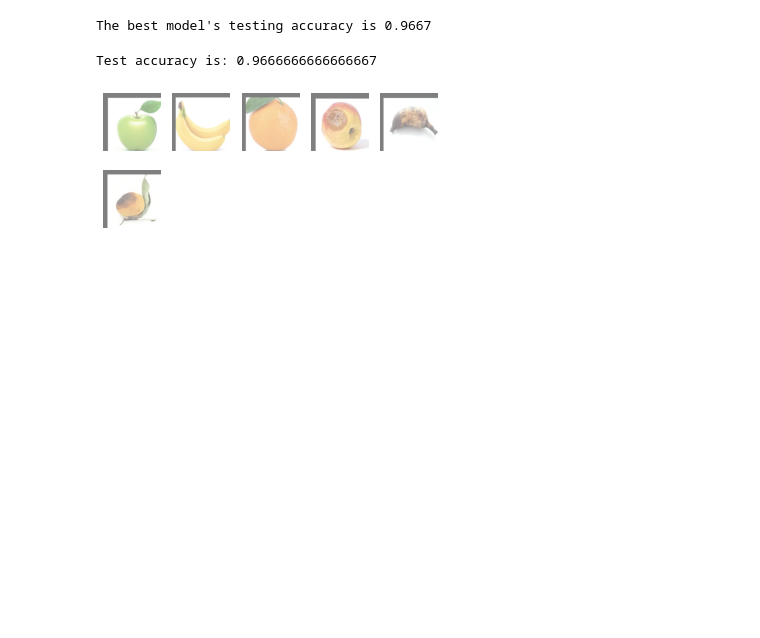
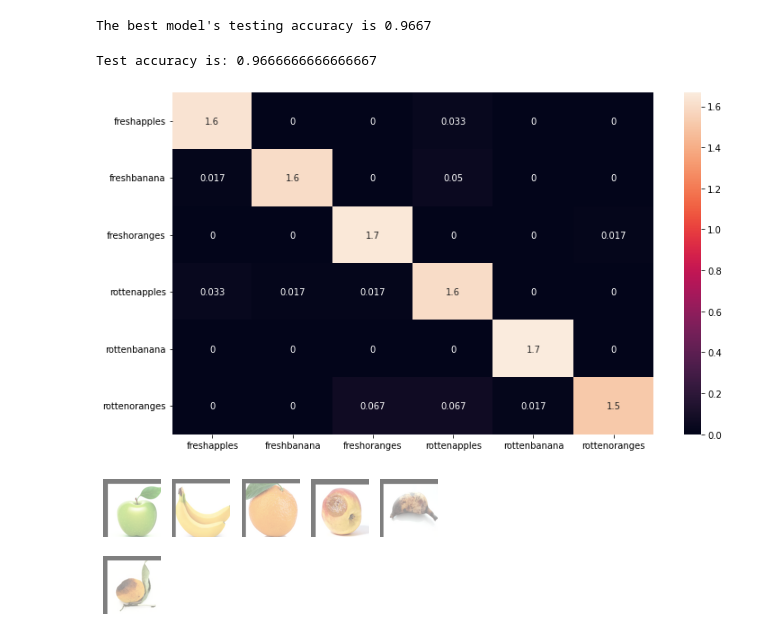
Before and after one commit to Joshua1030/APS360, a Jupyter notebook: Latest Model With Result.ipynb, the cells around one changed output. Cells and saved outputs as stored; diff of their text form; code cells hidden in the pictures; blank space fills up the shorter version.

Commit message:
generate confusion matrix

```diff
--- a/Latest Model With Result.ipynb
+++ b/Latest Model With Result.ipynb
@@ -295,6 +295,41 @@ test_accuracy = test(best_model, test_loader)
 print("Test accuracy is:", test_accuracy)
 # %% [output]
 Test accuracy is: 0.9666666666666667
+# %%
+testloader = torch.utils.data.DataLoader(testset, batch_size=16, num_workers=8, shuffle=False)
+# %%
+#build confusion matrix
+
+from sklearn.metrics import confusion_matrix
+import seaborn as sn
+import pandas as pd
+
+y_pred = []
+y_true = []
+
+# iterate over test data
+for inputs, labels in testloader:
+        inputs, labels = inputs.cuda(), labels.cuda()
+        output = fruit(inputs) # Feed Network
+
+        output = (torch.max(torch.exp(output), 1)[1]).data.cpu().numpy()
+        y_pred.extend(output) # Save Prediction
+
+        labels = labels.data.cpu().numpy()
+        y_true.extend(labels) # Save Truth
+
+# constant for classes
+classes = ('freshapples', 'freshbanana', 'freshoranges', 'rottenapples', 'rottenbanana', 'rottenoranges')
+
+# Build confusion matrix
+cf_matrix = confusion_matrix(y_true, y_pred)
+df_cm = pd.DataFrame(cf_matrix/np.sum(cf_matrix) *10, index = [i for i in classes],
+                     columns = [i for i in classes])
+plt.figure(figsize = (12,7))
+sn.heatmap(df_cm, annot=True)
+plt.savefig('output.png')
+# %% [output]
+[figure, added]
 # %%
 demo = "/content/gdrive/MyDrive/APS360/demo"
 # %%
```
